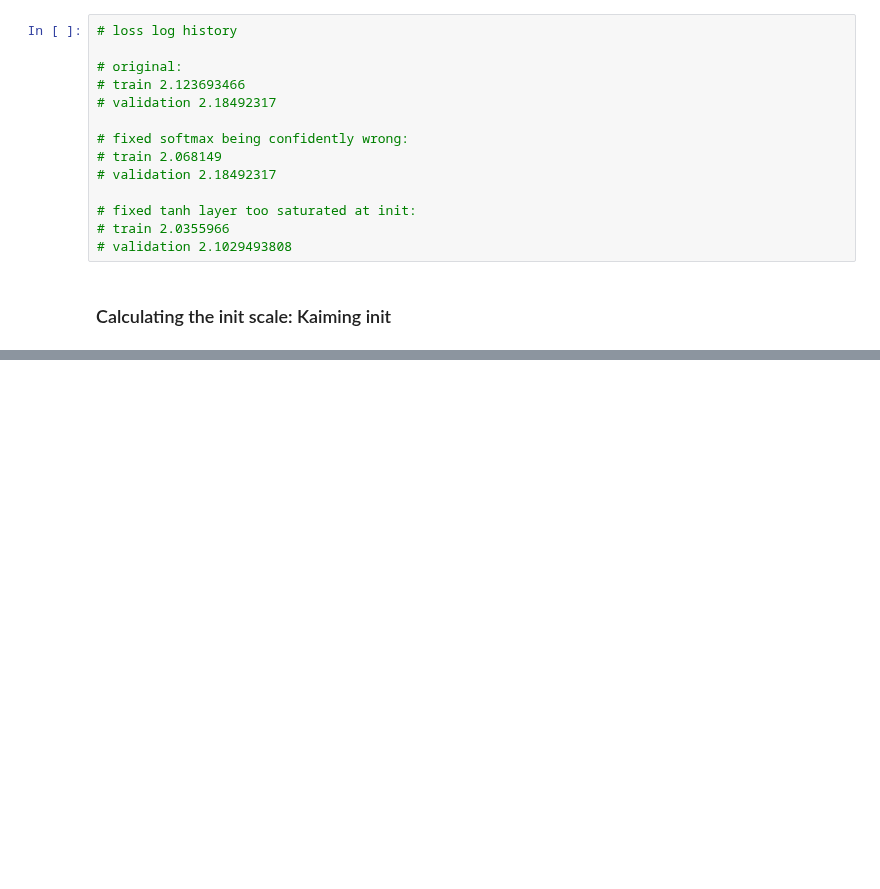
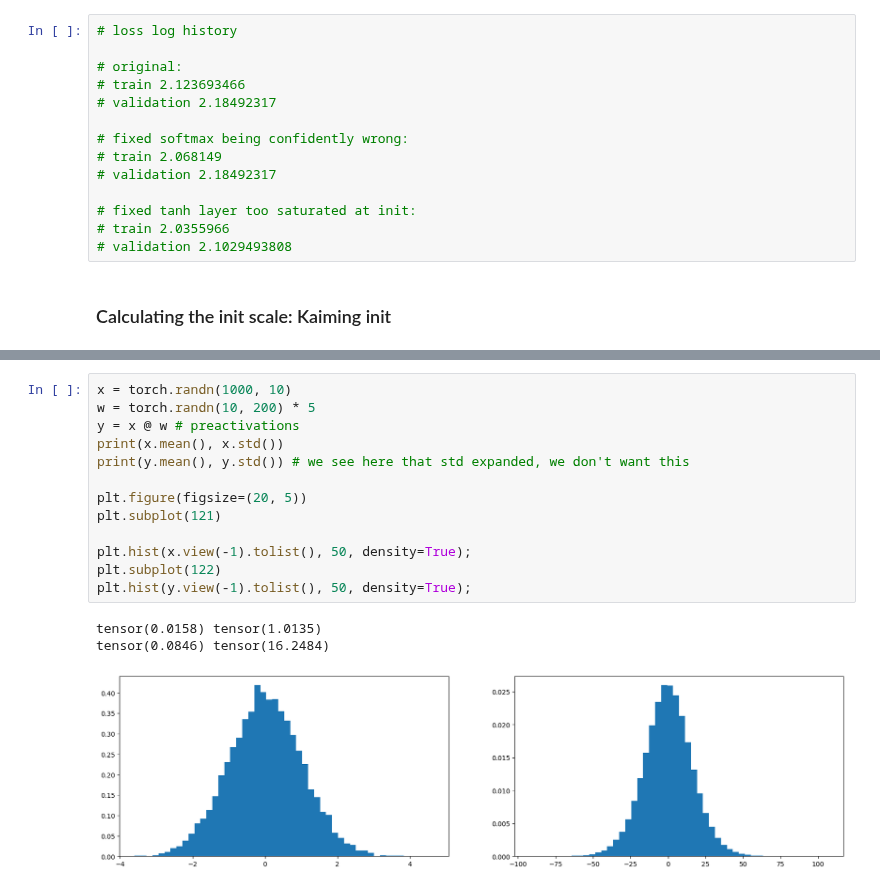
Before and after one commit to exploringweirdmachines/mlp, a Jupyter notebook: multi-layer-perceptron-part3.ipynb, the cells around one changed output, grey strips where cells are left out. Cells and saved outputs as stored; diff of their text form; blank space fills up the shorter version.

```diff
--- a/multi-layer-perceptron-part3.ipynb
+++ b/multi-layer-perceptron-part3.ipynb
@@ -940,0 +974,17 @@ validation 2.102949380874634
+# %%
+x = torch.randn(1000, 10)
+w = torch.randn(10, 200) * 5
+y = x @ w # preactivations
+print(x.mean(), x.std())
+print(y.mean(), y.std()) # we see here that std expanded, we don't want this
+
+plt.figure(figsize=(20, 5))
+plt.subplot(121)
+
+plt.hist(x.view(-1).tolist(), 50, density=True);
+plt.subplot(122)
+plt.hist(y.view(-1).tolist(), 50, density=True);
+# %% [output]
+tensor(0.0158) tensor(1.0135)
+tensor(0.0846) tensor(16.2484)
+[figure, added]
```
Also changed, not shown: parts of 46 cells of this notebook.
